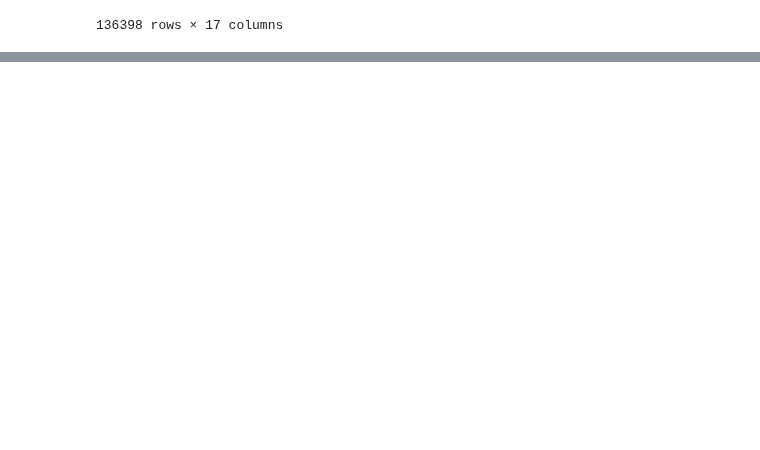
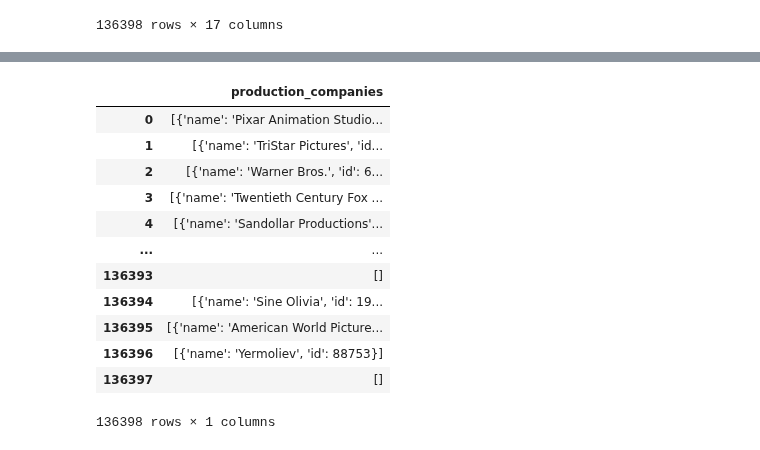
Before and after one commit to Lucaramallo/PI1_MLOps_Sistema_de_Recomendacion_Movies_ML, a Jupyter notebook: ETLs/ETL Movies/ETL Movies.ipynb, the cells around one changed output, grey strips where cells are left out. Cells and saved outputs as stored; diff of their text form; code cells hidden in the pictures; blank space fills up the shorter version.

```diff
--- a/ETLs/ETL Movies/ETL Movies.ipynb
+++ b/ETLs/ETL Movies/ETL Movies.ipynb
@@ -179,0 +176,19 @@ df
+# %%
+dict_cols = ['production_companies']
+
+columns_to_separate = pd.DataFrame(df_movies['production_companies'])
+columns_to_separate
+# %% [output]
+|  | production_companies |
+| 0 | [{'name': 'Pixar Animation Studio... |
+| 1 | [{'name': 'TriStar Pictures', 'id... |
+| 2 | [{'name': 'Warner Bros.', 'id': 6... |
+| 3 | [{'name': 'Twentieth Century Fox ... |
+| 4 | [{'name': 'Sandollar Productions'... |
+| ... | ... |
+| 136393 | [] |
+| 136394 | [{'name': 'Sine Olivia', 'id': 19... |
+| 136395 | [{'name': 'American World Picture... |
+| 136396 | [{'name': 'Yermoliev', 'id': 88753}] |
+| 136397 | [] |
+136398 rows × 1 columns
```
Also changed, not shown: parts of 11 cells of this notebook.
